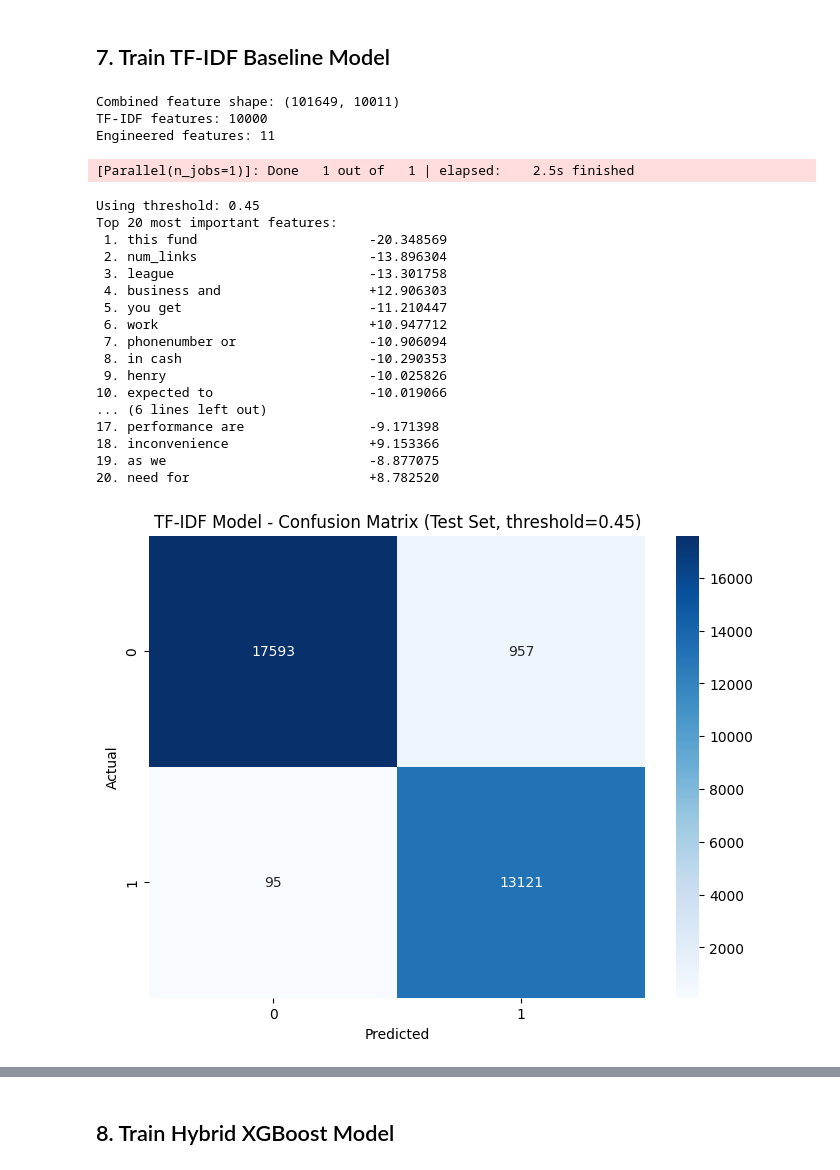
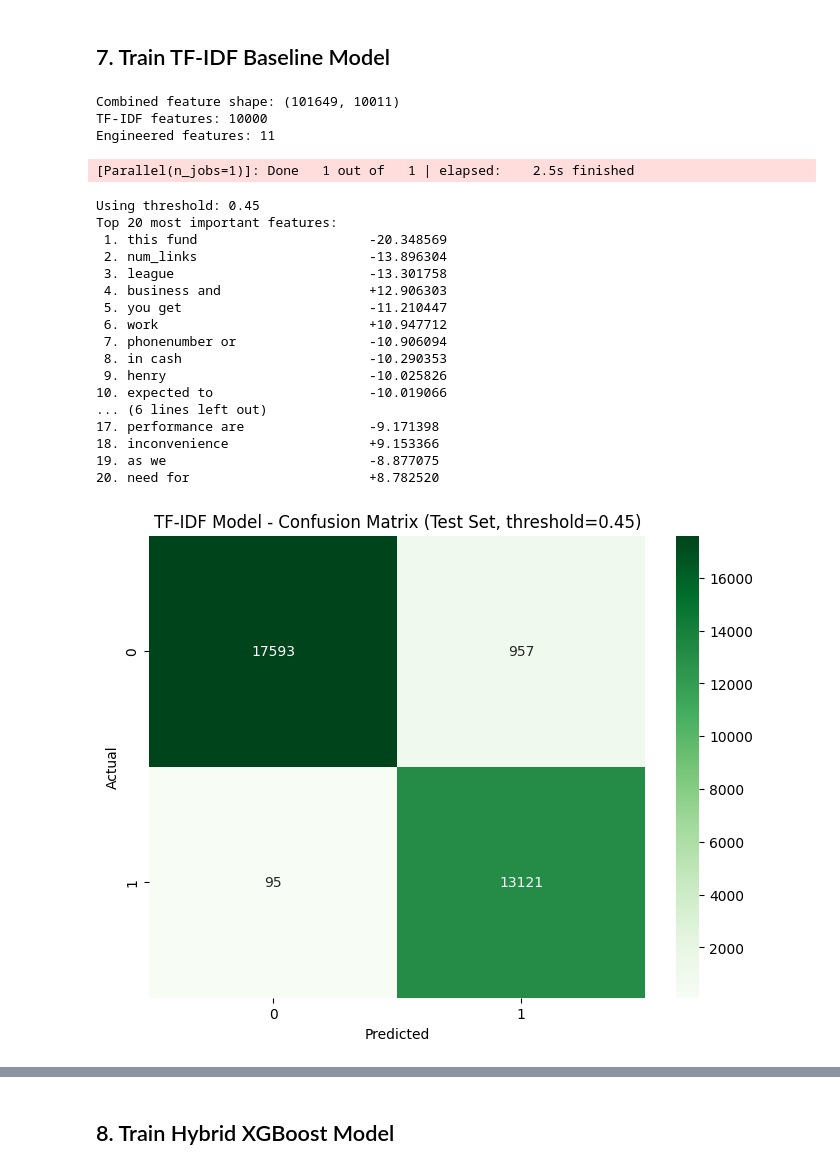
Before and after one commit to Latandu/PhishStop, a Jupyter notebook: app/models/train_models_with_wandb.ipynb, the cells around one changed output, grey strips where cells are left out. Drawn from its saved outputs; the diff is of its cells as text; code cells hidden in the pictures.

```diff
--- a/app/models/train_models_with_wandb.ipynb
+++ b/app/models/train_models_with_wandb.ipynb
@@ -677,8 +676,8 @@ tfidf_external_metrics = {
     'accuracy': accuracy_score(y_external, y_pred_ext_tfidf),
     'precision': precision_score(y_external, y_pred_ext_tfidf, zero_division=0),
     'recall': recall_score(y_external, y_pred_ext_tfidf, zero_division=0),
+    'f1': f1_score(y_external, y_pred_ext_tfidf, zero_division=0),
     'f2': fbeta_score(y_external, y_pred_ext_tfidf, beta=2, zero_division=0),
-    'f1': f1_score(y_external, y_pred_ext_tfidf, zero_division=0),
     'roc_auc': roc_auc_score(y_external, y_proba_ext_tfidf)
 }
 
@@ -696,6 +695,7 @@ wandb.log({
     "tfidf/test_accuracy": tfidf_test_metrics['accuracy'],
     "tfidf/test_precision": tfidf_test_metrics['precision'],
     "tfidf/test_recall": tfidf_test_metrics['recall'],
+    "tfidf/test_f1": tfidf_test_metrics['f1'],
     "tfidf/test_f2": tfidf_test_metrics['f2'],
     "tfidf/test_roc_auc": tfidf_test_metrics['roc_auc'],
     "tfidf/external_accuracy": tfidf_external_metrics['accuracy'],
@@ -708,7 +708,7 @@ wandb.log({
 
 cm = confusion_matrix(y_test, y_pred_test_tfidf)
 fig, ax = plt.subplots(figsize=(8, 6))
-sns.heatmap(cm, annot=True, fmt='d', cmap='Blues', ax=ax)
+sns.heatmap(cm, annot=True, fmt='d', cmap='Greens', ax=ax)
 ax.set_xlabel('Predicted')
 ax.set_ylabel('Actual')
 ax.set_title(f'TF-IDF Model - Confusion Matrix (Test Set, threshold={phishing_threshold})')
@@ -720,35 +720,34 @@ cm = confusion_matrix(y_external, y_pred_ext_tfidf)
 fig, ax = plt.subplots(figsize=(8, 6))
 sns.heatmap(cm, annot=True, fmt='d', cmap='Blues', ax=ax)
 ax.set_xlabel('Predicted')
 ax.set_ylabel('Actual')
 ax.set_title(f'TF-IDF Model - Confusion Matrix (External Set, threshold={phishing_threshold})')
 plt.show()
-
 wandb.log({"tfidf/confusion_matrix": wandb.Image(fig)})
 plt.close()
 # %% [output]
 Combined feature shape: (101649, 10011)
 TF-IDF features: 10000
 Engineered features: 11
 [Parallel(n_jobs=1)]: Done   1 out of   1 | elapsed:    2.5s finished
 Using threshold: 0.45
 Top 20 most important features:
  1. this fund                      -20.348569
  2. num_links                      -13.896304
  3. league                         -13.301758
  4. business and                   +12.906303
  5. you get                        -11.210447
  6. work                           +10.947712
  7. phonenumber or                 -10.906094
  8. in cash                        -10.290353
  9. henry                          -10.025826
 10. expected to                    -10.019066
 ... (6 lines left out)
 17. performance are                -9.171398
 18. inconvenience                  +9.153366
 19. as we                          -8.877075
 20. need for                       +8.782520
-[figure, old version]
+[figure, new version]
 [figure]
 # %% [markdown]
 ## 8. Train Hybrid XGBoost Model
```
Also changed, not shown: parts of 9 cells of this notebook, 2 other files.
